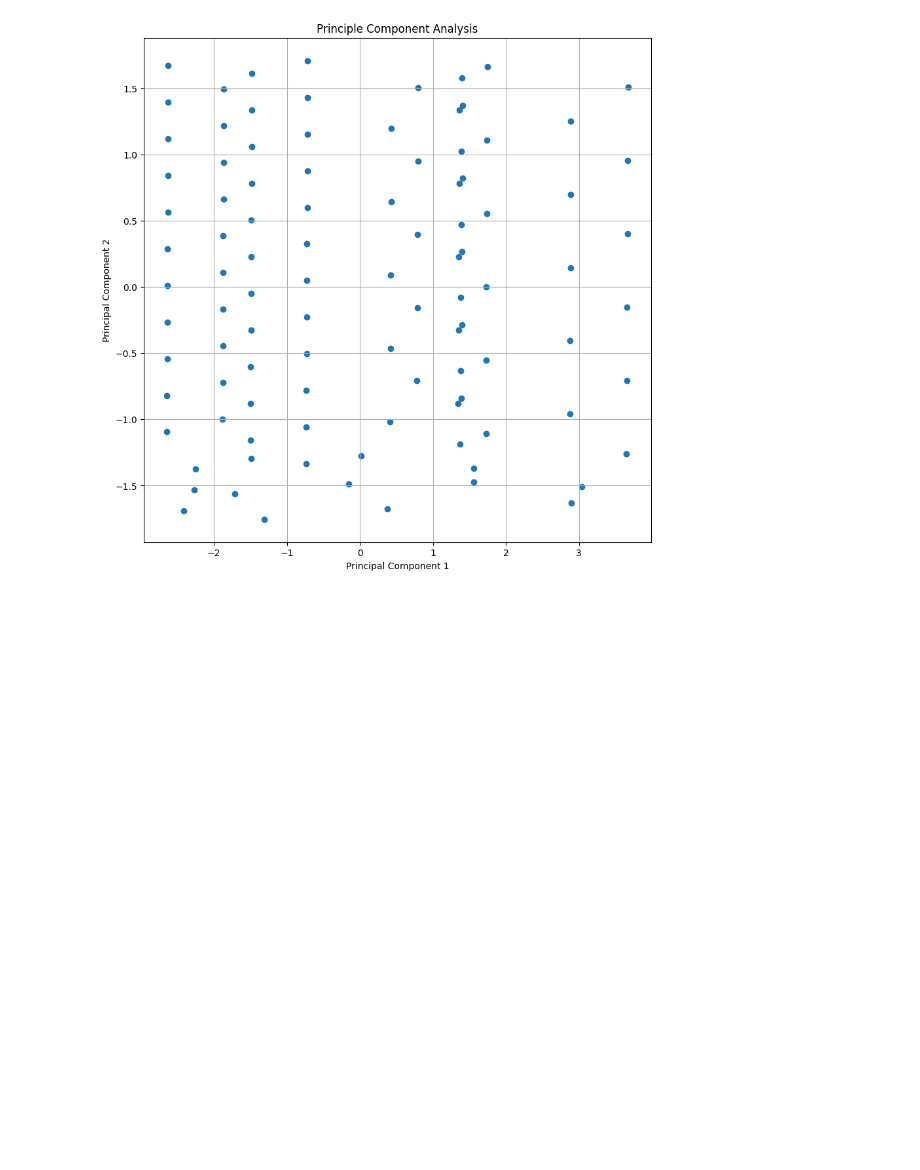
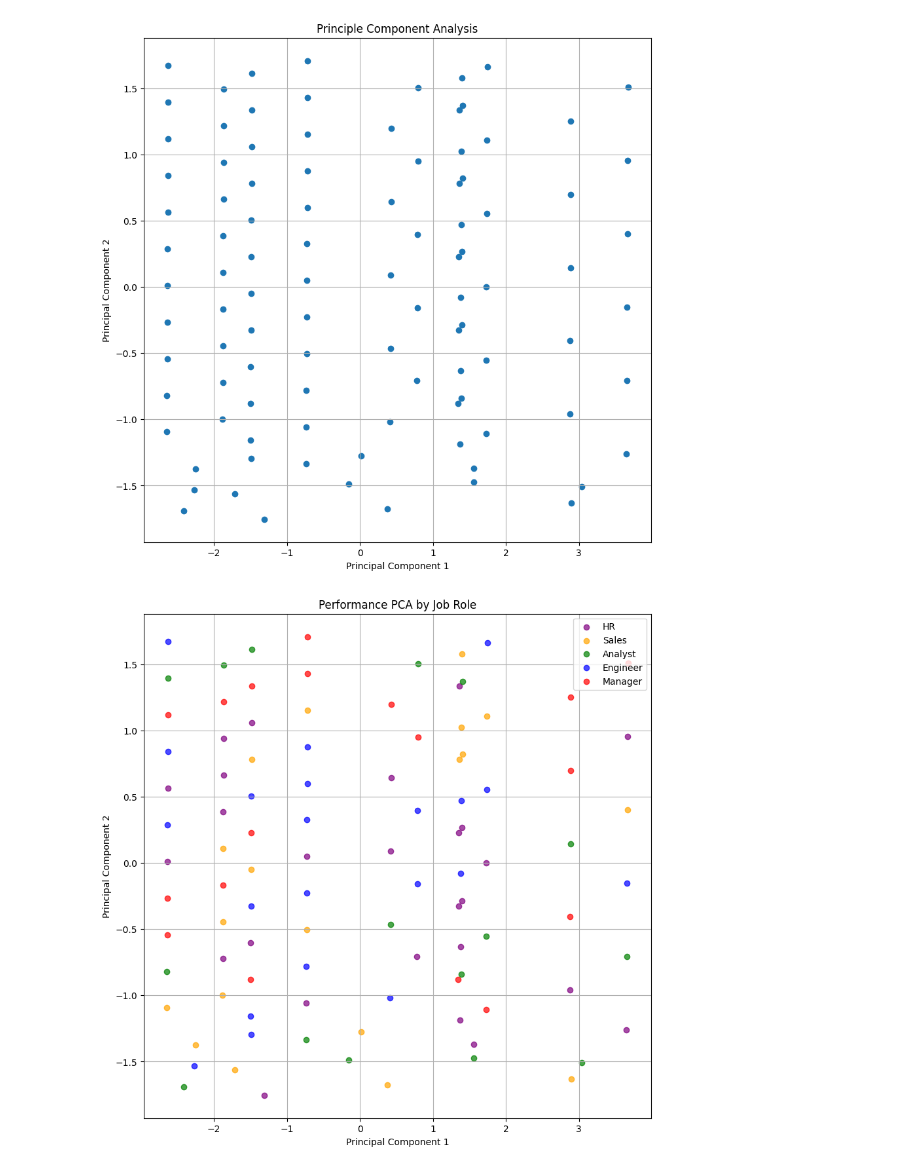
Before and after one commit to 2303a51852/ADM, a Jupyter notebook: Assign_3.ipynb, the cells around one changed output. Cells and saved outputs as stored; diff of their text form; code cells hidden in the pictures; blank space fills up the shorter version.

```diff
--- a/Assign_3.ipynb
+++ b/Assign_3.ipynb
@@ -28,3 +28,44 @@ plt.grid()
 plt.show()
 # %% [output]
 [figure]
+# %%
+import pandas as pd
+import matplotlib.pyplot as plt
+from sklearn.decomposition import PCA
+from sklearn.preprocessing import StandardScaler
+import numpy as np
+
+data = pd.read_csv("/content/employee_performance.csv")
+
+# Generate a random 'Job Role' column for demonstration
+np.random.seed(42)
+job_roles = ['Manager', 'Engineer', 'Analyst', 'HR', 'Sales']
+data['Job Role'] = np.random.choice(job_roles, size=len(data))
+
+# Standardize the data (excluding the non-numeric 'Job Role' column)
+data_numeric = data.select_dtypes(include=[np.number])
+scaler = StandardScaler()
+data_scaled = scaler.fit_transform(data_numeric)
+
+# Perform PCA
+pca = PCA(n_components=2)
+principal_components = pca.fit_transform(data_scaled)
+
+df = pd.DataFrame(data=principal_components, columns=['PC1', 'PC2'])
+df['Job Role'] = data['Job Role']  # Add Job Role back
+
+# Scatter plot
+plt.figure(figsize=(10, 10))
+colors = {'Manager': 'red', 'Engineer': 'blue', 'Analyst': 'green', 'HR': 'purple', 'Sales': 'orange'}
+for role in df['Job Role'].unique():
+    subset = df[df['Job Role'] == role]
+    plt.scatter(subset['PC1'], subset['PC2'], label=role, alpha=0.7, color=colors[role])
+
+plt.xlabel('Principal Component 1')
+plt.ylabel('Principal Component 2')
+plt.title('Performance PCA by Job Role')
+plt.legend()
+plt.grid()
+plt.show()
+# %% [output]
+[figure, added]
```
Also changed, not shown: parts of 1 cell of this notebook.
